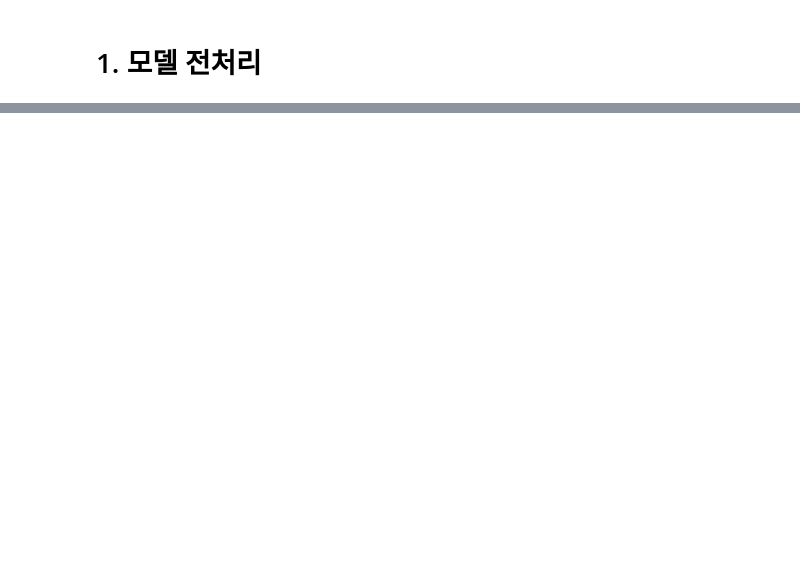
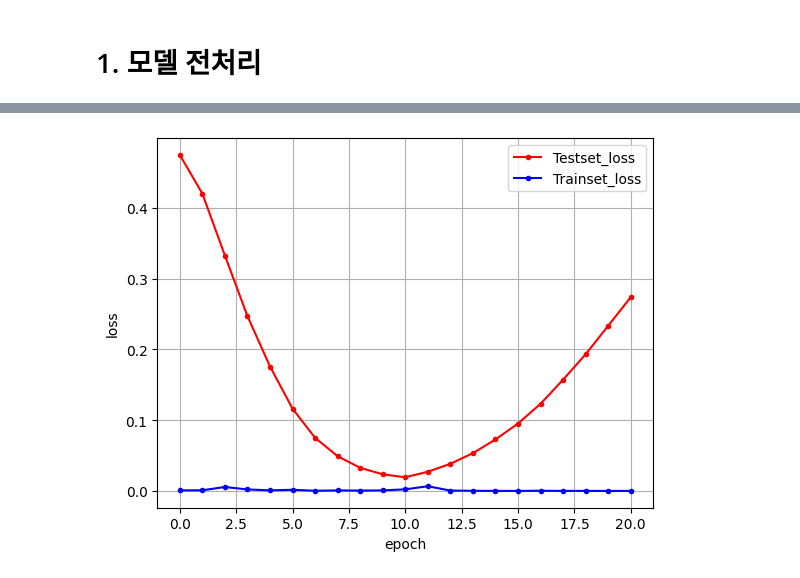
Before and after one commit to 2023GachonP-ForAI/AI, a Jupyter notebook: train_model.ipynb, the cells around one changed output, grey strips where cells are left out. Saved outputs shown, nothing was run; the diff lists cells and outputs as text; code cells hidden in the pictures; blank space fills up the shorter version.

```diff
--- a/train_model.ipynb
+++ b/train_model.ipynb
@@ -40,0 +180,15 @@ plt.show()
+# %%
+# 모델 최적화를 위한 설정 구간입니다.
+MODEL_DIR = './model/'
+if not os.path.exists(MODEL_DIR):
+    os.mkdir(MODEL_DIR)
+
+modelpath="./model/WATERMELON_CNN.hdf5"
+checkpointer = ModelCheckpoint(filepath=modelpath, monitor='val_loss', verbose=1, save_best_only=True)
+early_stopping_callback = EarlyStopping(monitor='val_loss', patience=10)
+
+# 모델을 실행합니다.
+history = model.fit(X_train, y_train, validation_split=0.25, epochs=200, batch_size=128, verbose=1, callbacks=[early_stopping_callback,checkpointer])
+
+# 테스트 정확도를 출력합니다.
+print("\n Test Accuracy: %.4f" % (model.evaluate(X_val, y_val)[1]))
@@ -40,0 +213,18 @@ plt.show()
+# %%
+# 검증셋과 학습셋의 오차를 저장합니다.
+y_vloss = history.history['val_loss']
+y_loss = history.history['loss']
+
+# 그래프로 표현해 봅니다.
+x_len = np.arange(len(y_loss))
+plt.plot(x_len, y_vloss, marker='.', c="red", label='Testset_loss')
+plt.plot(x_len, y_loss, marker='.', c="blue", label='Trainset_loss')
+
+# 그래프에 그리드를 주고 레이블을 표시하겠습니다.
+plt.legend(loc='upper right')
+plt.grid()
+plt.xlabel('epoch')
+plt.ylabel('loss')
+plt.show()
+# %% [output]
+[figure, added]
```
Also changed, not shown: parts of 11 cells of this notebook, 3 other files.
